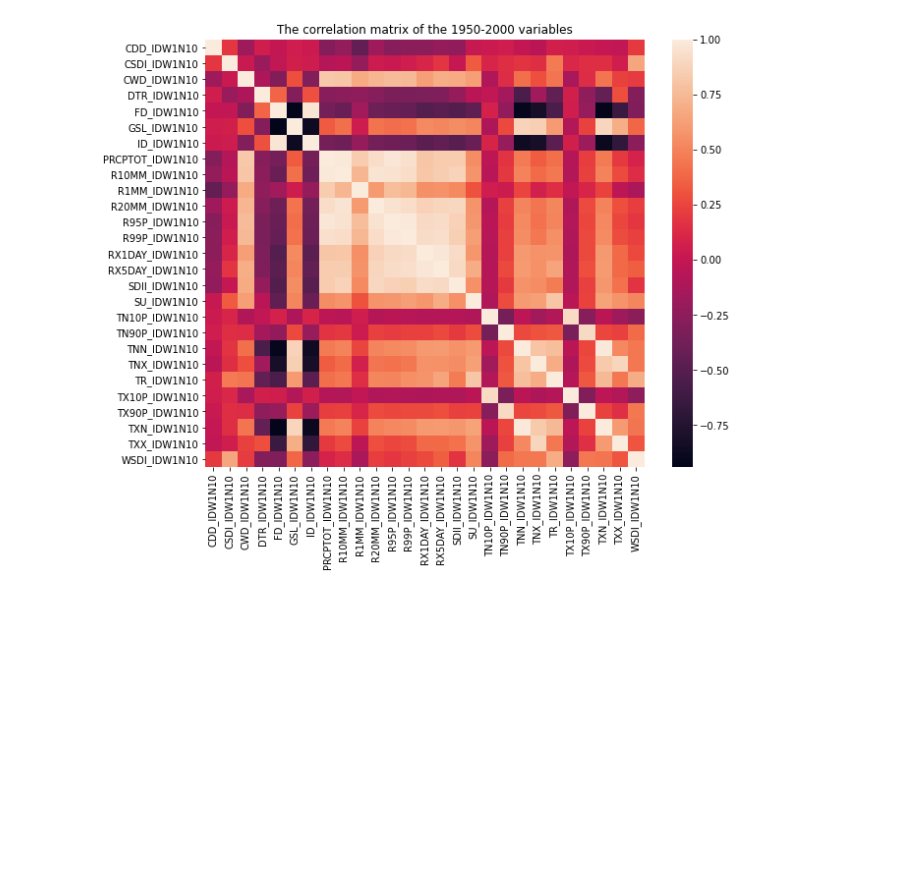
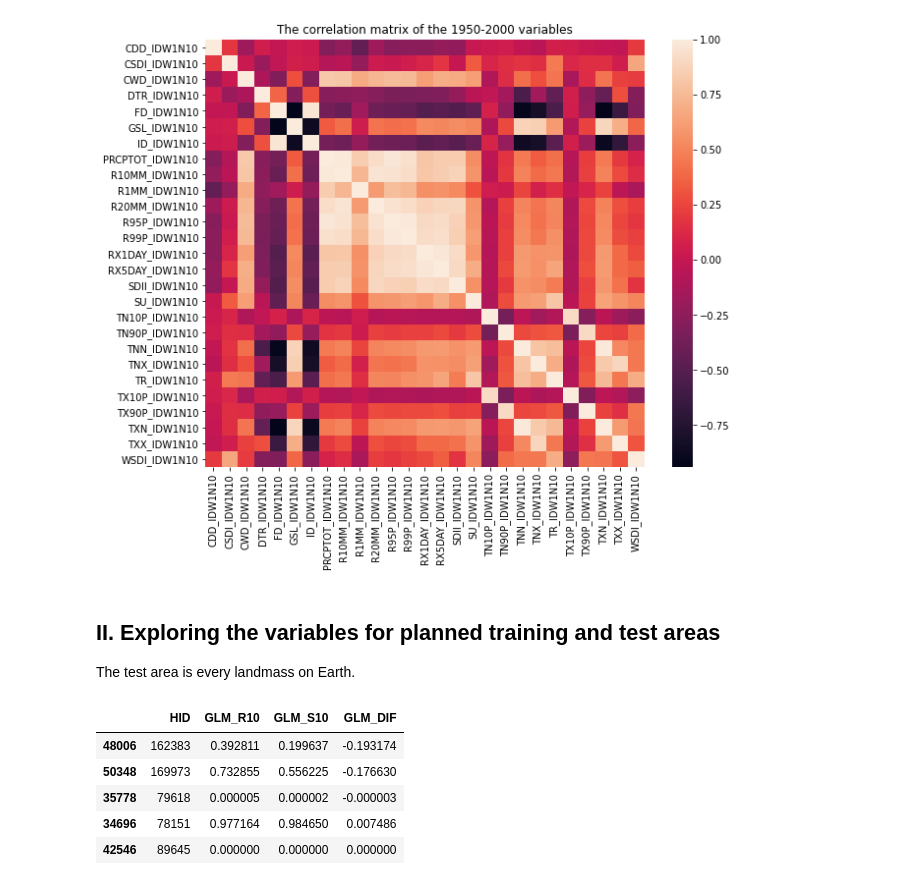
Before and after one commit to RyokoNod/sdm-asian-elephants, a Jupyter notebook: data_exploration/exploratory_analysis_etccdi.ipynb, the cells around one changed output. Drawn from its saved outputs; the diff is of its cells as text; code cells hidden in the pictures; blank space fills up the shorter version.

```diff
--- a/data_exploration/exploratory_analysis_etccdi.ipynb
+++ b/data_exploration/exploratory_analysis_etccdi.ipynb
@@ -169,3 +173,19 @@ sns.heatmap(corr)
 plt.show()
 # %% [output]
 [figure]
+# %% [markdown]
+## II. Exploring the variables for planned training and test areas
+The test area is every landmass on Earth.
+# %%
+elephasf = datadir / "Elephas_Maximus"
+# reading the data
+trainhex = pd.read_csv(elephasf/"Elephas_Maximus_PA_Natural_O20.txt", sep="\t")
+testhex = pd.read_csv(elephasf/"Elephas_Maximus_Predictions_GLM_Y1950_Y2000.txt", sep="\t")
+testhex.sample(5)
+# %% [output]
+|  | HID | GLM_R10 | GLM_S10 | GLM_DIF |
+| 48006 | 162383 | 0.392811 | 0.199637 | -0.193174 |
+| 50348 | 169973 | 0.732855 | 0.556225 | -0.176630 |
+| 35778 | 79618 | 0.000005 | 0.000002 | -0.000003 |
+| 34696 | 78151 | 0.977164 | 0.984650 | 0.007486 |
+| 42546 | 89645 | 0.000000 | 0.000000 | 0.000000 |
```
Also changed, not shown: parts of 8 cells of this notebook, 1 other file.
